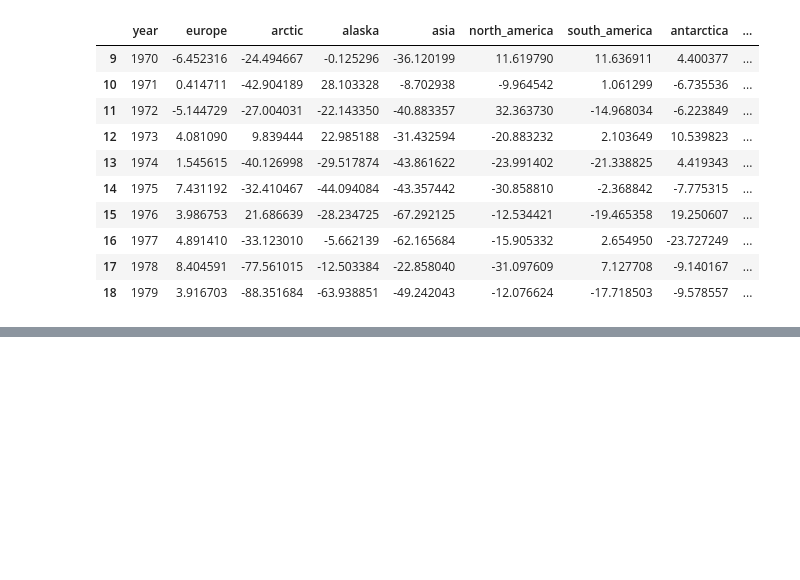
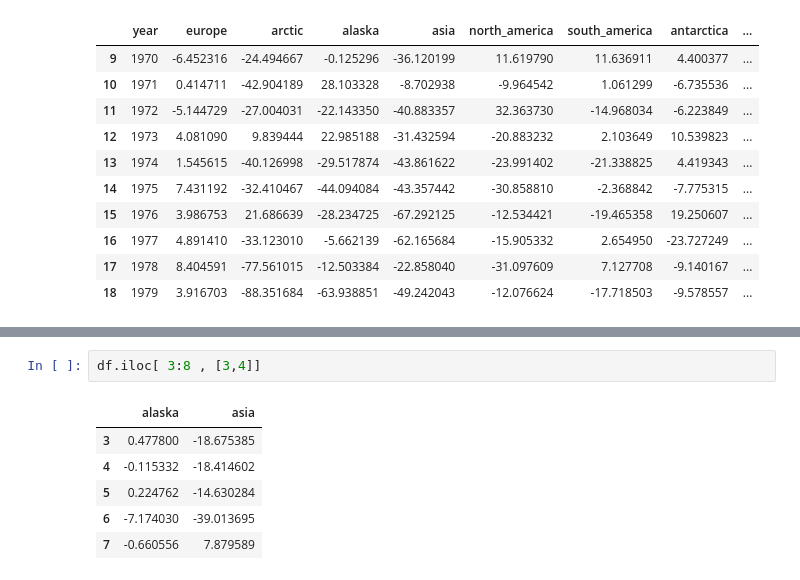
Before and after one commit to bbarajas429/eds-220-lesson2-pandas, a Jupyter notebook: lesson-2.ipynb, the cells around one changed output, grey strips where cells are left out. Cells and saved outputs as stored; diff of their text form; blank space fills up the shorter version.

```diff
--- a/lesson-2.ipynb
+++ b/lesson-2.ipynb
@@ -446,0 +556,9 @@ df[ df.year.isin( range(1970, 1980) ) ]
+# %%
+df.iloc[ 3:8 , [3,4]]
+# %% [output]
+|  | alaska | asia |
+| 3 | 0.477800 | -18.675385 |
+| 4 | -0.115332 | -18.414602 |
+| 5 | 0.224762 | -14.630284 |
+| 6 | -7.174030 | -39.013695 |
+| 7 | -0.660556 | 7.879589 |
```
Also changed, not shown: parts of 10 cells of this notebook, 1 other file.
